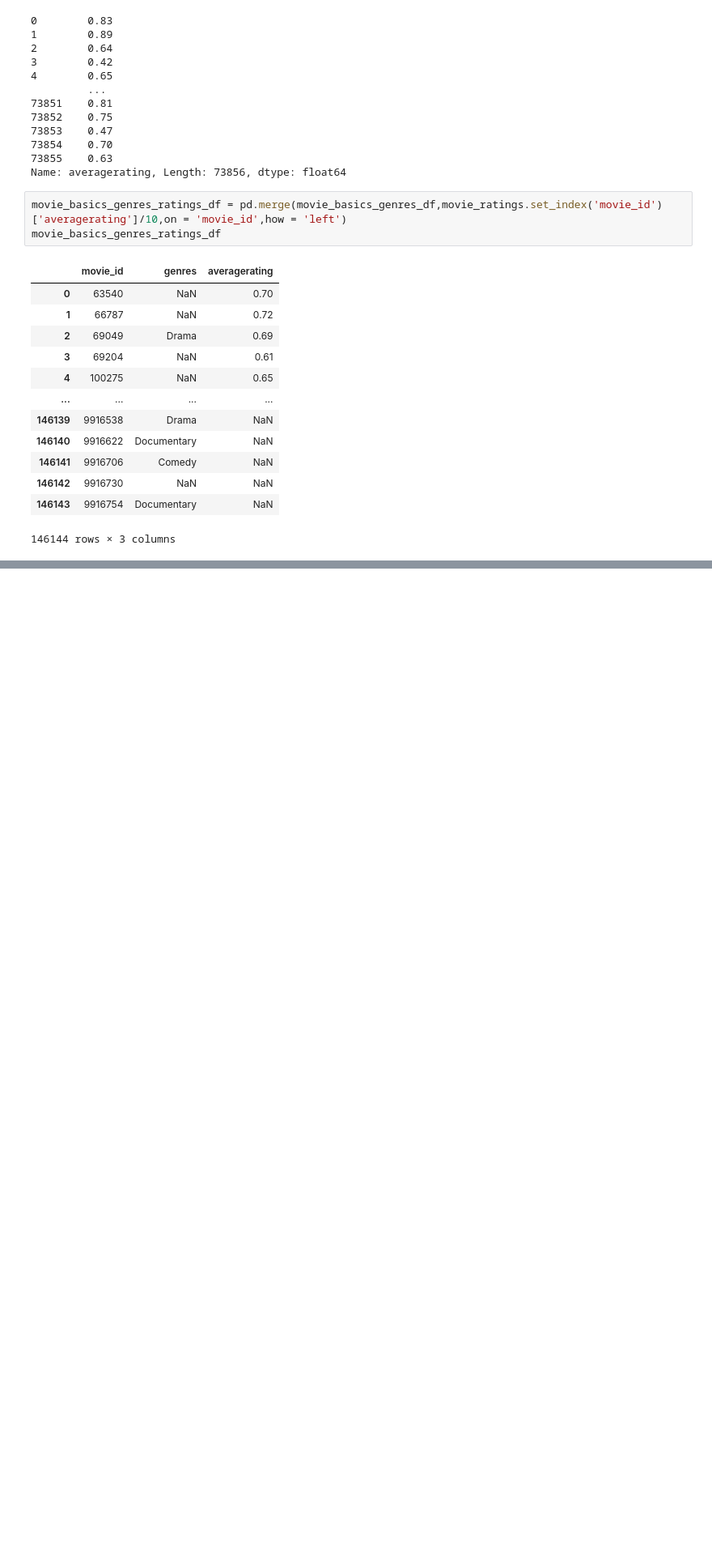
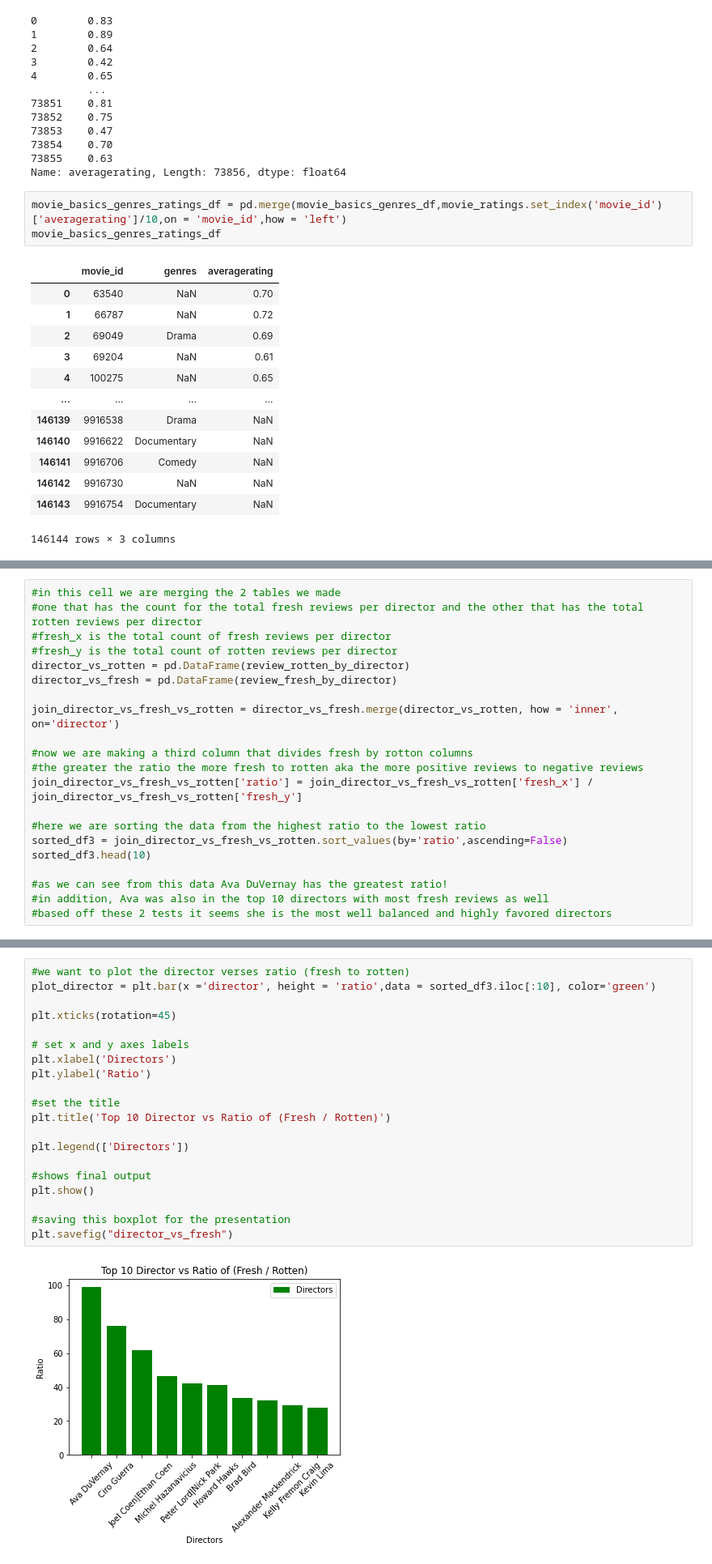
Before and after one commit to jwargodeloitte/intensive-final-project, a Jupyter notebook: SE_Data_Analysis.ipynb, the cells around one changed output, grey strips where cells are left out. Shown: that part at 81% size. Drawn from its saved outputs; the diff is of its cells as text; blank space fills up the shorter version.

```diff
--- a/SE_Data_Analysis.ipynb
+++ b/SE_Data_Analysis.ipynb
@@ -772,0 +660,21 @@ sorted_df4.tail(60)
+# %%
+#in this cell we are merging the 2 tables we made
+#one that has the count for the total fresh reviews per director and the other that has the total rotten reviews per director
+#fresh_x is the total count of fresh reviews per director
+#fresh_y is the total count of rotten reviews per director
+director_vs_rotten = pd.DataFrame(review_rotten_by_director)
+director_vs_fresh = pd.DataFrame(review_fresh_by_director)
+
+join_director_vs_fresh_vs_rotten = director_vs_fresh.merge(director_vs_rotten, how = 'inner', on='director')
+
+#now we are making a third column that divides fresh by rotton columns
+#the greater the ratio the more fresh to rotten aka the more positive reviews to negative reviews
+join_director_vs_fresh_vs_rotten['ratio'] = join_director_vs_fresh_vs_rotten['fresh_x'] / join_director_vs_fresh_vs_rotten['fresh_y']
+
+#here we are sorting the data from the highest ratio to the lowest ratio
+sorted_df3 = join_director_vs_fresh_vs_rotten.sort_values(by='ratio',ascending=False)
+sorted_df3.head(10)
+
+#as we can see from this data Ava DuVernay has the greatest ratio!
+#in addition, Ava was also in the top 10 directors with most fresh reviews as well
+#based off these 2 tests it seems she is the most well balanced and highly favored directors
@@ -772,0 +693,22 @@ sorted_df4.tail(60)
+# %%
+#we want to plot the director verses ratio (fresh to rotten)
+plot_director = plt.bar(x ='director', height = 'ratio',data = sorted_df3.iloc[:10], color='green')
+
+plt.xticks(rotation=45)
+
+# set x and y axes labels
+plt.xlabel('Directors')
+plt.ylabel('Ratio')
+
+#set the title
+plt.title('Top 10 Director vs Ratio of (Fresh / Rotten)')
+
+plt.legend(['Directors'])
+
+#shows final output
+plt.show()
+
+#saving this boxplot for the presentation
+plt.savefig("director_vs_fresh")
+# %% [output]
+[figure, added]
```
Also changed, not shown: parts of 23 cells of this notebook.
